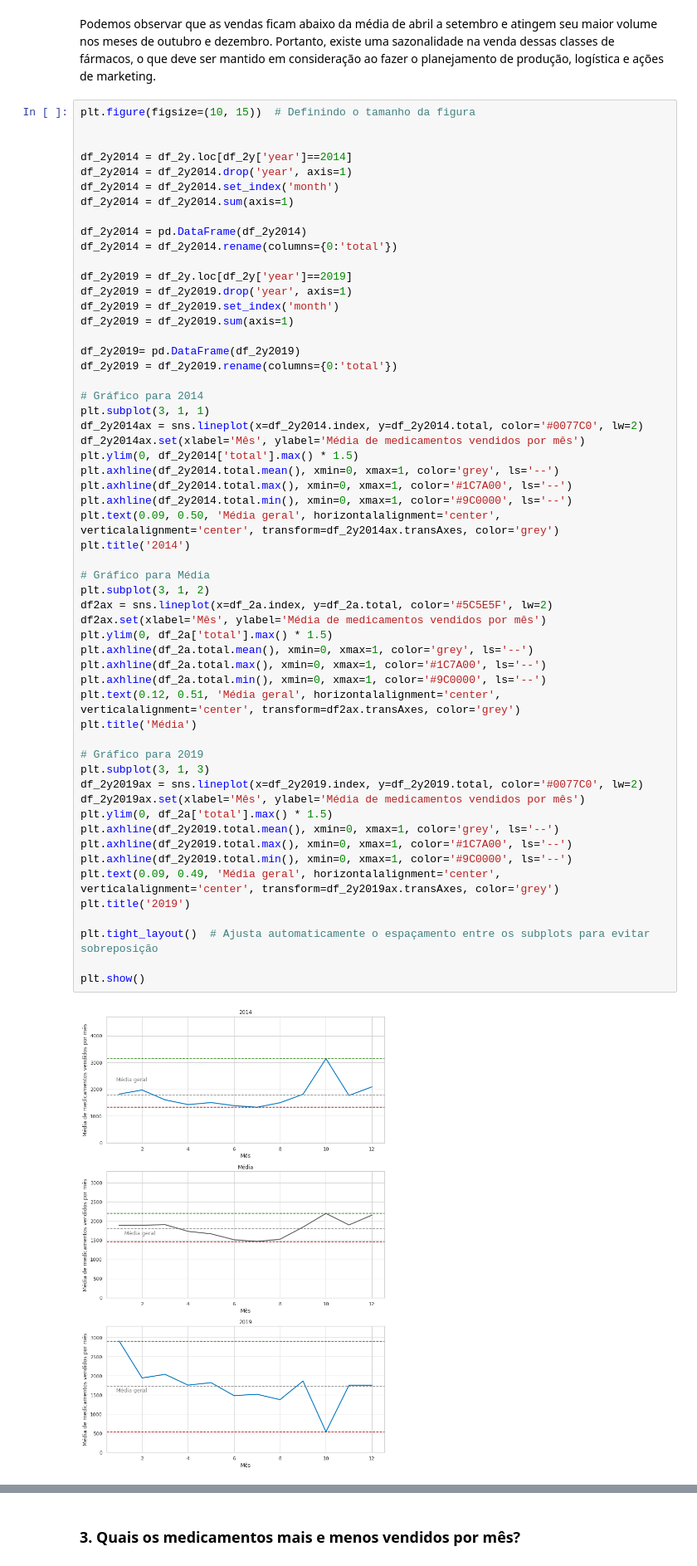
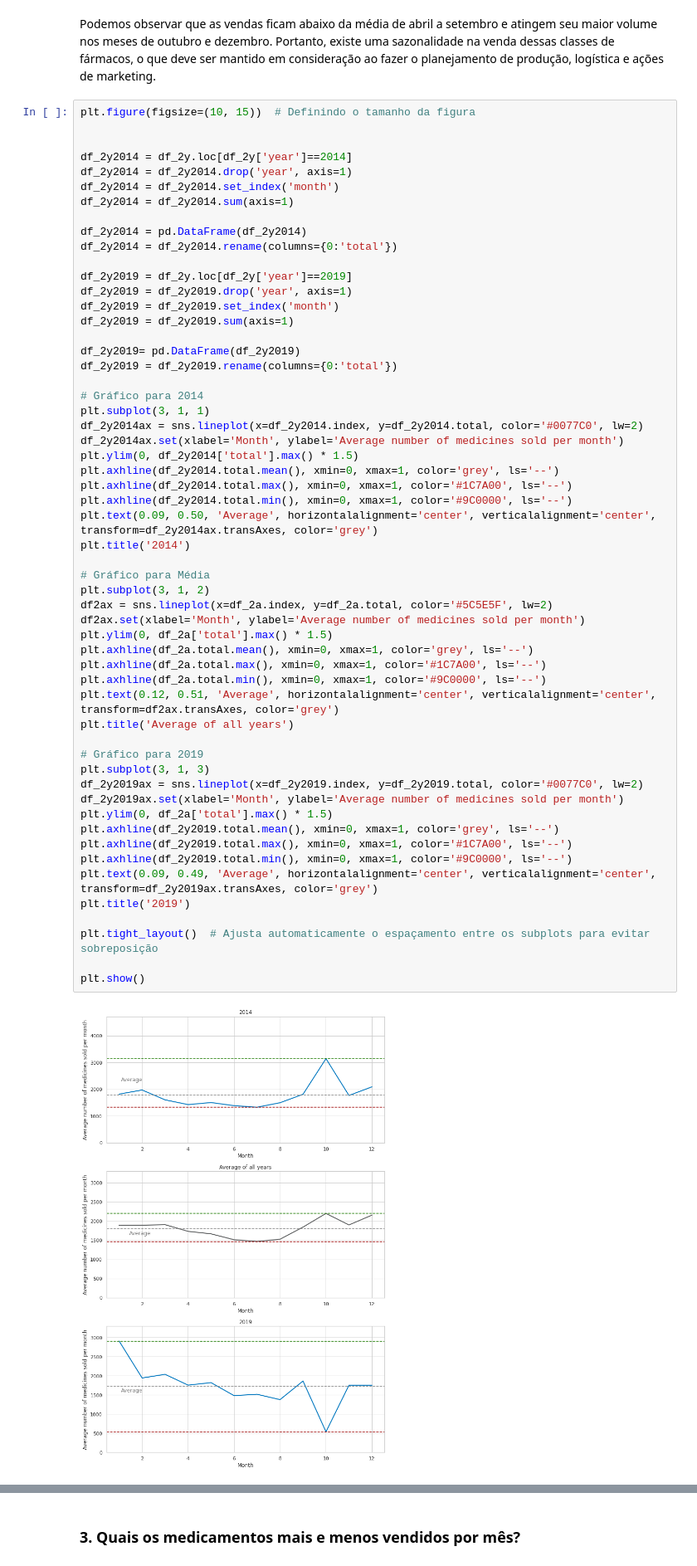
Before and after one commit to ailafelixa/EDA-Pharmaceutical-Sales, a Jupyter notebook: pharma-sales-analysis.ipynb, the cells around one changed output, grey strips where cells are left out. Shown at 83% size. Cells and saved outputs as stored; diff of their text form.

```diff
--- a/pharma-sales-analysis.ipynb
+++ b/pharma-sales-analysis.ipynb
@@ -458,41 +458,41 @@ df_2y2019 = df_2y2019.rename(columns={0:'total'})
 # Gráfico para 2014
 plt.subplot(3, 1, 1)
 df_2y2014ax = sns.lineplot(x=df_2y2014.index, y=df_2y2014.total, color='#0077C0', lw=2)
-df_2y2014ax.set(xlabel='Mês', ylabel='Média de medicamentos vendidos por mês')
+df_2y2014ax.set(xlabel='Month', ylabel='Average number of medicines sold per month')
 plt.ylim(0, df_2y2014['total'].max() * 1.5)
 plt.axhline(df_2y2014.total.mean(), xmin=0, xmax=1, color='grey', ls='--')
 plt.axhline(df_2y2014.total.max(), xmin=0, xmax=1, color='#1C7A00', ls='--')
 plt.axhline(df_2y2014.total.min(), xmin=0, xmax=1, color='#9C0000', ls='--')
-plt.text(0.09, 0.50, 'Média geral', horizontalalignment='center', verticalalignment='center', transform=df_2y2014ax.transAxes, color='grey')
+plt.text(0.09, 0.50, 'Average', horizontalalignment='center', verticalalignment='center', transform=df_2y2014ax.transAxes, color='grey')
 plt.title('2014')
 
 # Gráfico para Média
 plt.subplot(3, 1, 2)
 df2ax = sns.lineplot(x=df_2a.index, y=df_2a.total, color='#5C5E5F', lw=2)
-df2ax.set(xlabel='Mês', ylabel='Média de medicamentos vendidos por mês')
+df2ax.set(xlabel='Month', ylabel='Average number of medicines sold per month')
 plt.ylim(0, df_2a['total'].max() * 1.5)
 plt.axhline(df_2a.total.mean(), xmin=0, xmax=1, color='grey', ls='--')
 plt.axhline(df_2a.total.max(), xmin=0, xmax=1, color='#1C7A00', ls='--')
 plt.axhline(df_2a.total.min(), xmin=0, xmax=1, color='#9C0000', ls='--')
-plt.text(0.12, 0.51, 'Média geral', horizontalalignment='center', verticalalignment='center', transform=df2ax.transAxes, color='grey')
-plt.title('Média')
+plt.text(0.12, 0.51, 'Average', horizontalalignment='center', verticalalignment='center', transform=df2ax.transAxes, color='grey')
+plt.title('Average of all years')
 
 # Gráfico para 2019
 plt.subplot(3, 1, 3)
 df_2y2019ax = sns.lineplot(x=df_2y2019.index, y=df_2y2019.total, color='#0077C0', lw=2)
-df_2y2019ax.set(xlabel='Mês', ylabel='Média de medicamentos vendidos por mês')
+df_2y2019ax.set(xlabel='Month', ylabel='Average number of medicines sold per month')
 plt.ylim(0, df_2a['total'].max() * 1.5)
 plt.axhline(df_2y2019.total.mean(), xmin=0, xmax=1, color='grey', ls='--')
 plt.axhline(df_2y2019.total.max(), xmin=0, xmax=1, color='#1C7A00', ls='--')
 plt.axhline(df_2y2019.total.min(), xmin=0, xmax=1, color='#9C0000', ls='--')
-plt.text(0.09, 0.49, 'Média geral', horizontalalignment='center', verticalalignment='center', transform=df_2y2019ax.transAxes, color='grey')
+plt.text(0.09, 0.49, 'Average', horizontalalignment='center', verticalalignment='center', transform=df_2y2019ax.transAxes, color='grey')
 plt.title('2019')
 
 plt.tight_layout()  # Ajusta automaticamente o espaçamento entre os subplots para evitar sobreposição
 
 plt.show()
 # %% [output]
-[figure, old version]
+[figure, new version]
 # %% [markdown]
 O ano de 2014 teve um padrão mais parecido com a média, onde os meses de abril a novembro tiveram vendas abaixo da média, havendo uma recuperação para a média após agosto e atingindo o patamar máximo de vendas em outubro. Em 2014 entretanto o pico de vendas foi bem mais acentuado que a média.
 
```
Also changed, not shown: parts of 7 cells of this notebook.
